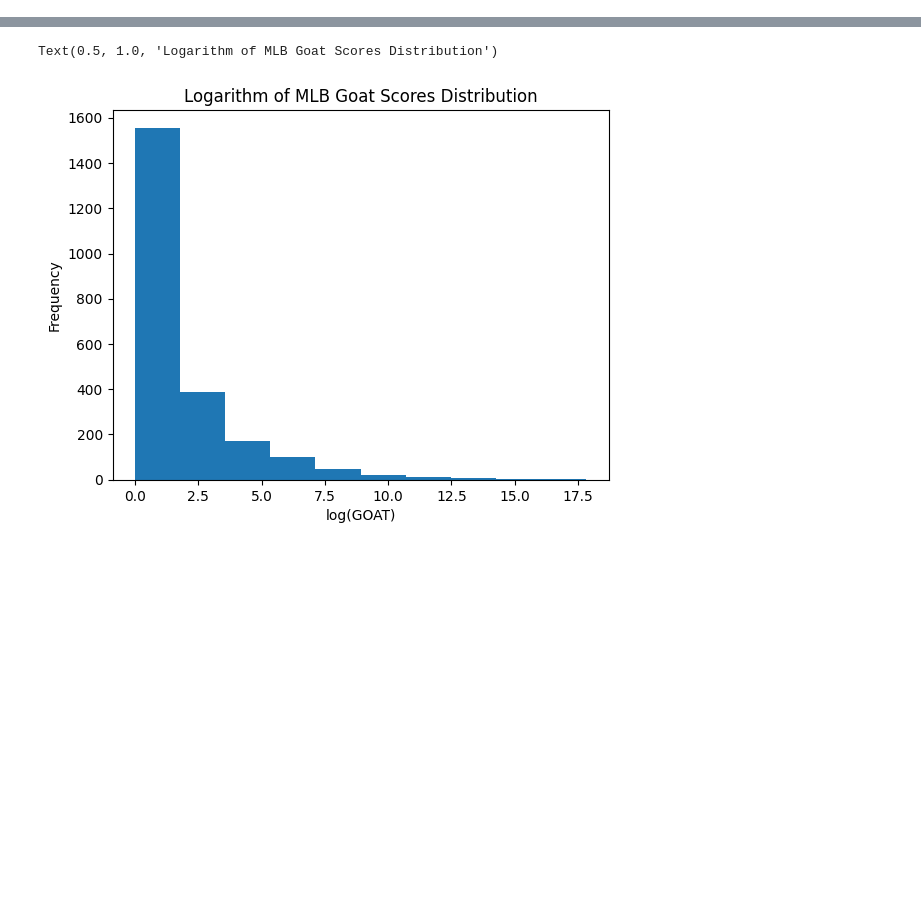
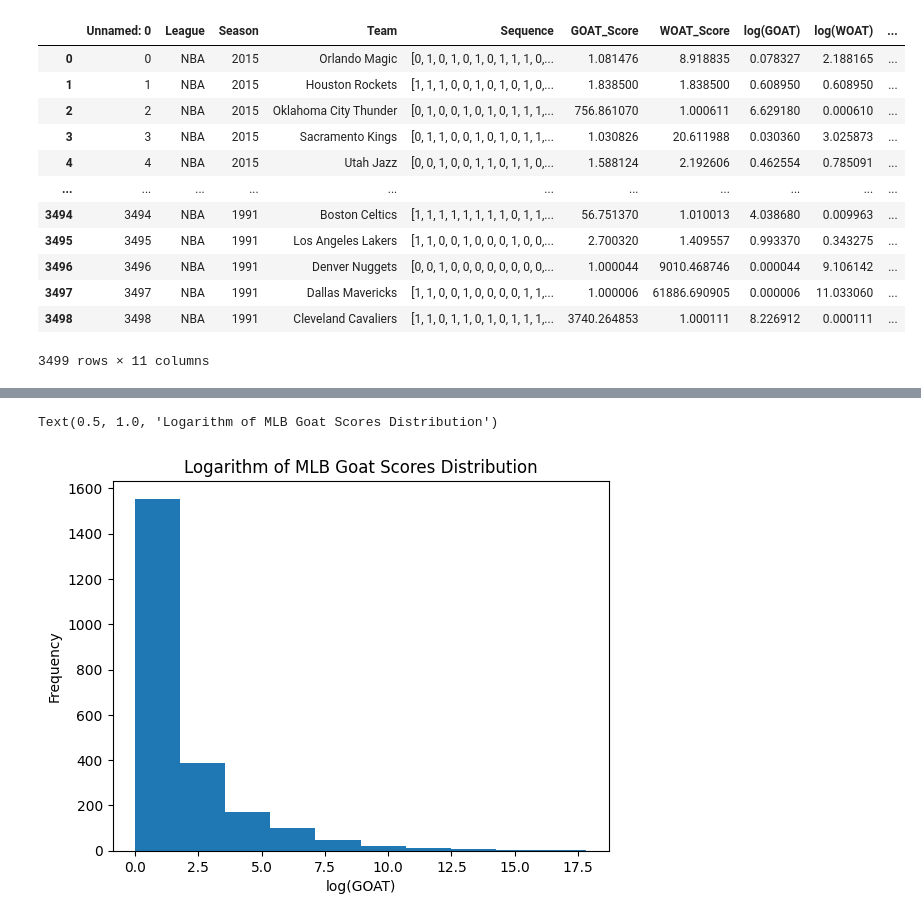
Before and after one commit to RyanRegalado/Win-Loss-Sequences-Sp2026, a Jupyter notebook: output/us_leagues_goat_report.ipynb, the cells around one changed output, grey strips where cells are left out. Drawn from its saved outputs; the diff is of its cells as text; code cells hidden in the pictures; blank space fills up the shorter version.

```diff
--- a/output/us_leagues_goat_report.ipynb
+++ b/output/us_leagues_goat_report.ipynb
@@ -15,6 +15,22 @@ df['log(WOAT)'] = df.apply(lambda row: math.log(int(row['WOAT_Score'])), axis  =
 df['formatted_team_name'] = df.apply(lambda row: str(row['Season']) + ' ' + row['Team'], axis = 1)
 
 df['color'] = df.apply(lambda row: "orange" if row['League'] == 'NBA' else 'blue', axis = 1)
+# %%
+df
+# %% [output]
+|  | Unnamed: 0 | League | Season | Team | Sequence | GOAT_Score | WOAT_Score | log(GOAT) | log(WOAT) | ... |
+| 0 | 0 | NBA | 2015 | Orlando Magic | [0, 1, 0, 1, 0, 1, 0, 1, 1, 1, 0,... | 1.081476 | 8.918835 | 0.078327 | 2.188165 | ... |
+| 1 | 1 | NBA | 2015 | Houston Rockets | [1, 1, 1, 0, 0, 1, 0, 1, 0, 1, 0,... | 1.838500 | 1.838500 | 0.608950 | 0.608950 | ... |
+| 2 | 2 | NBA | 2015 | Oklahoma City Thunder | [0, 1, 0, 0, 1, 0, 1, 0, 1, 1, 1,... | 756.861070 | 1.000611 | 6.629180 | 0.000610 | ... |
+| 3 | 3 | NBA | 2015 | Sacramento Kings | [0, 1, 1, 0, 0, 1, 0, 1, 0, 1, 1,... | 1.030826 | 20.611988 | 0.030360 | 3.025873 | ... |
+| 4 | 4 | NBA | 2015 | Utah Jazz | [0, 0, 1, 0, 0, 1, 1, 0, 1, 1, 0,... | 1.588124 | 2.192606 | 0.462554 | 0.785091 | ... |
+| ... | ... | ... | ... | ... | ... | ... | ... | ... | ... | ... |
+| 3494 | 3494 | NBA | 1991 | Boston Celtics | [1, 1, 1, 1, 1, 1, 1, 1, 0, 1, 1,... | 56.751370 | 1.010013 | 4.038680 | 0.009963 | ... |
+| 3495 | 3495 | NBA | 1991 | Los Angeles Lakers | [1, 1, 0, 0, 1, 0, 0, 0, 1, 0, 0,... | 2.700320 | 1.409557 | 0.993370 | 0.343275 | ... |
+| 3496 | 3496 | NBA | 1991 | Denver Nuggets | [0, 0, 1, 0, 0, 0, 0, 0, 0, 0, 0,... | 1.000044 | 9010.468746 | 0.000044 | 9.106142 | ... |
+| 3497 | 3497 | NBA | 1991 | Dallas Mavericks | [1, 1, 0, 0, 1, 0, 0, 0, 0, 1, 1,... | 1.000006 | 61886.690905 | 0.000006 | 11.033060 | ... |
+| 3498 | 3498 | NBA | 1991 | Cleveland Cavaliers | [1, 1, 0, 1, 1, 0, 1, 0, 1, 1, 1,... | 3740.264853 | 1.000111 | 8.226912 | 0.000111 | ... |
+3499 rows × 11 columns
 # %%
 df_NBA = df[df["League"] == "NBA"]
 
```
Also changed, not shown: parts of 7 cells of this notebook, 5 other files.
